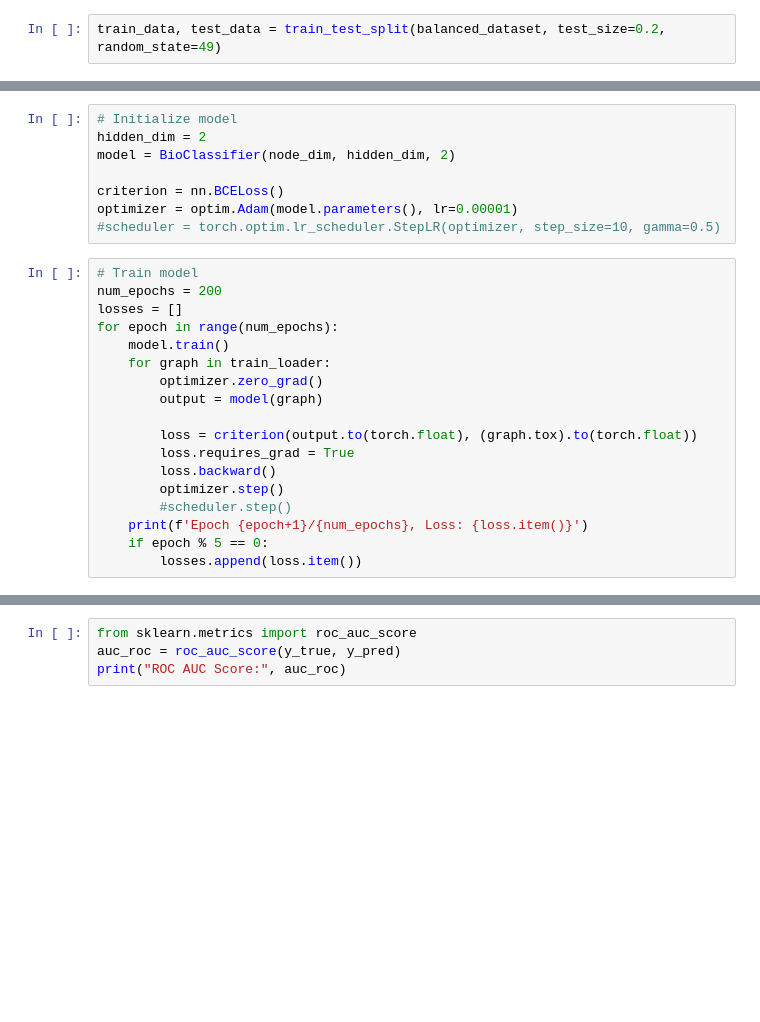
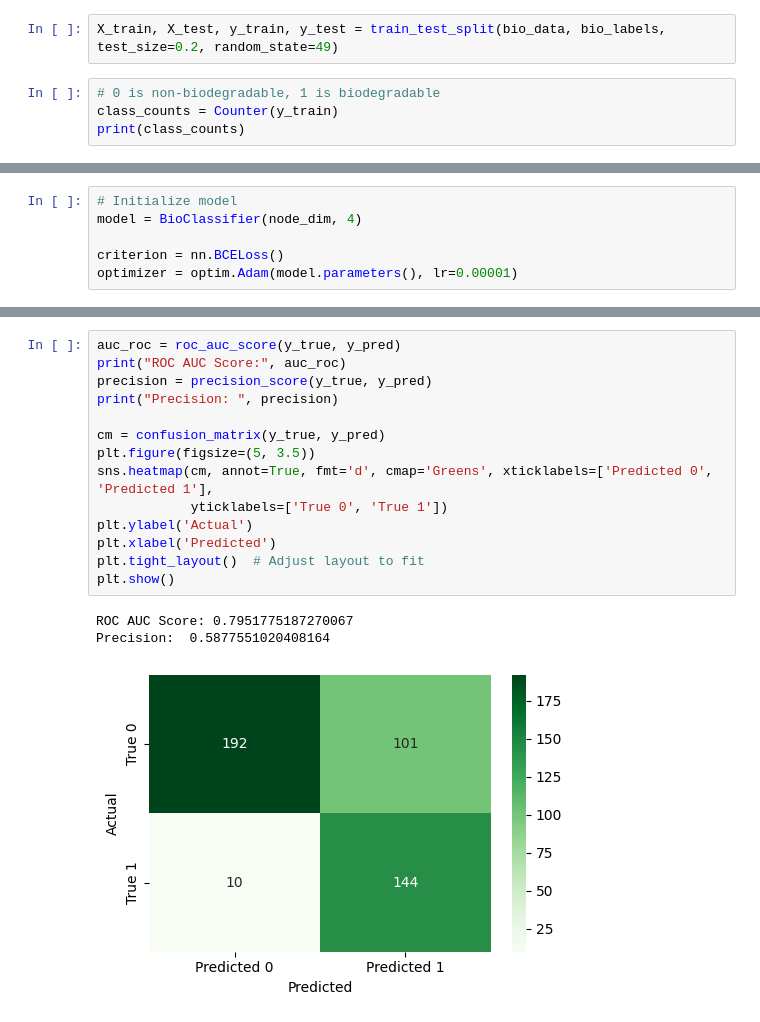
Before and after one commit to Nathan-Wang23/MLC_Final_Project, a Jupyter notebook: bio_eval.ipynb, the cells around one changed output, grey strips where cells are left out. Drawn from its saved outputs; the diff is of its cells as text; blank space fills up the shorter version.

```diff
--- a/bio_eval.ipynb
+++ b/bio_eval.ipynb
@@ -57,2 +59,6 @@ print(len(balanced_dataset))
 # %%
-train_data, test_data = train_test_split(balanced_dataset, test_size=0.2, random_state=49)
+X_train, X_test, y_train, y_test = train_test_split(bio_data, bio_labels, test_size=0.2, random_state=49)
+# %%
+# 0 is non-biodegradable, 1 is biodegradable
+class_counts = Counter(y_train)
+print(class_counts)
@@ -123,27 +167,7 @@ class BioClassifier(nn.Module):
         return x.squeeze(dim=1)
 # %%
 # Initialize model
-hidden_dim = 2
-model = BioClassifier(node_dim, hidden_dim, 2)
+model = BioClassifier(node_dim, 4)
 
 criterion = nn.BCELoss()
 optimizer = optim.Adam(model.parameters(), lr=0.00001)
-#scheduler = torch.optim.lr_scheduler.StepLR(optimizer, step_size=10, gamma=0.5)
-# %%
-# Train model
-num_epochs = 200
-losses = []
-for epoch in range(num_epochs):
-    model.train()
-    for graph in train_loader:
-        optimizer.zero_grad()
-        output = model(graph)
-
-        loss = criterion(output.to(torch.float), (graph.tox).to(torch.float))
-        loss.requires_grad = True
-        loss.backward()
-        optimizer.step()
-        #scheduler.step()
-    print(f'Epoch {epoch+1}/{num_epochs}, Loss: {loss.item()}')
-    if epoch % 5 == 0:
-        losses.append(loss.item())
@@ -192,4 +281,18 @@ with torch.no_grad():
-# %%
-from sklearn.metrics import roc_auc_score
-auc_roc = roc_auc_score(y_true, y_pred)
-print("ROC AUC Score:", auc_roc)
+# %%
+auc_roc = roc_auc_score(y_true, y_pred)
+print("ROC AUC Score:", auc_roc)
+precision = precision_score(y_true, y_pred)
+print("Precision: ", precision)
+
+cm = confusion_matrix(y_true, y_pred)
+plt.figure(figsize=(5, 3.5))
+sns.heatmap(cm, annot=True, fmt='d', cmap='Greens', xticklabels=['Predicted 0', 'Predicted 1'],
+            yticklabels=['True 0', 'True 1'])
+plt.ylabel('Actual')
+plt.xlabel('Predicted')
+plt.tight_layout()  # Adjust layout to fit
+plt.show()
+# %% [output]
+ROC AUC Score: 0.7951775187270067
+Precision:  0.5877551020408164
+[figure, added]
```
Also changed, not shown: parts of 19 cells of this notebook, 6 other files.
